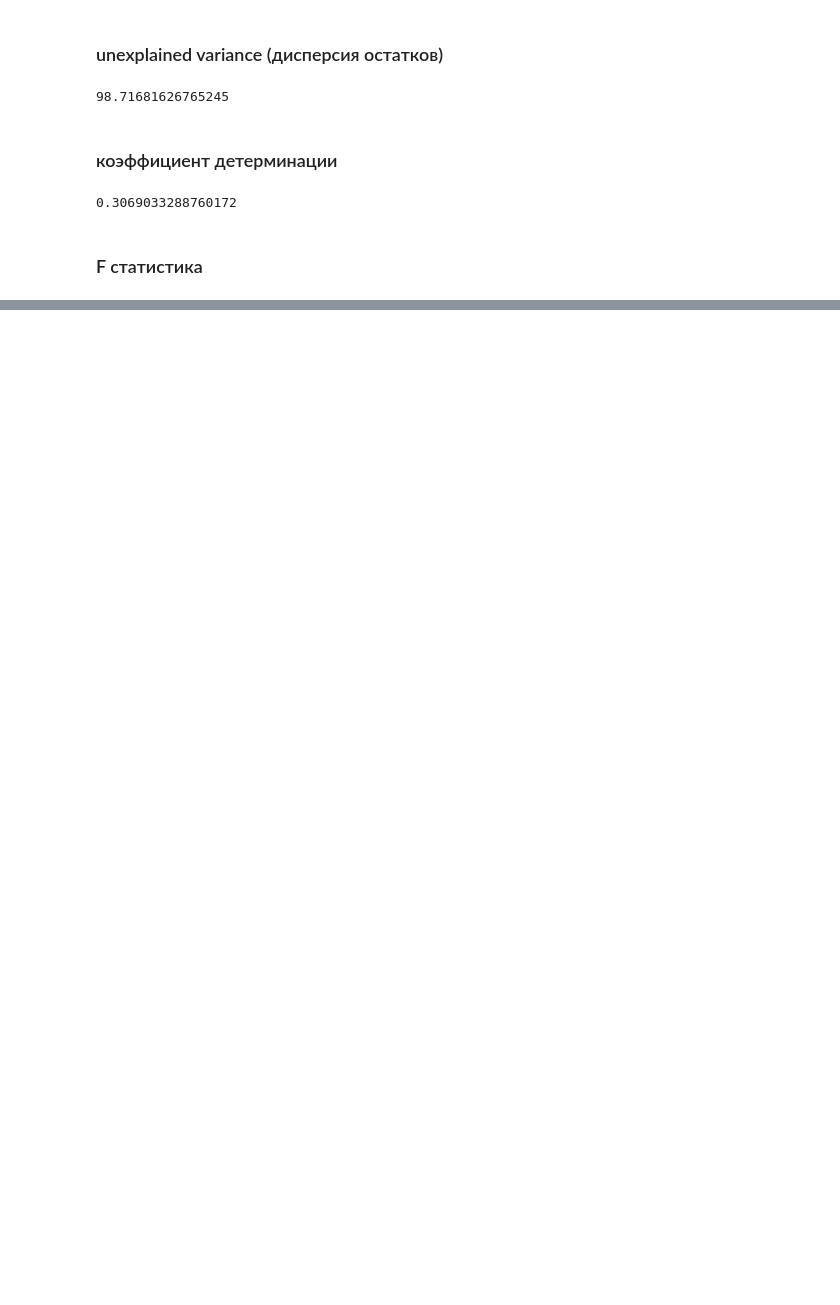
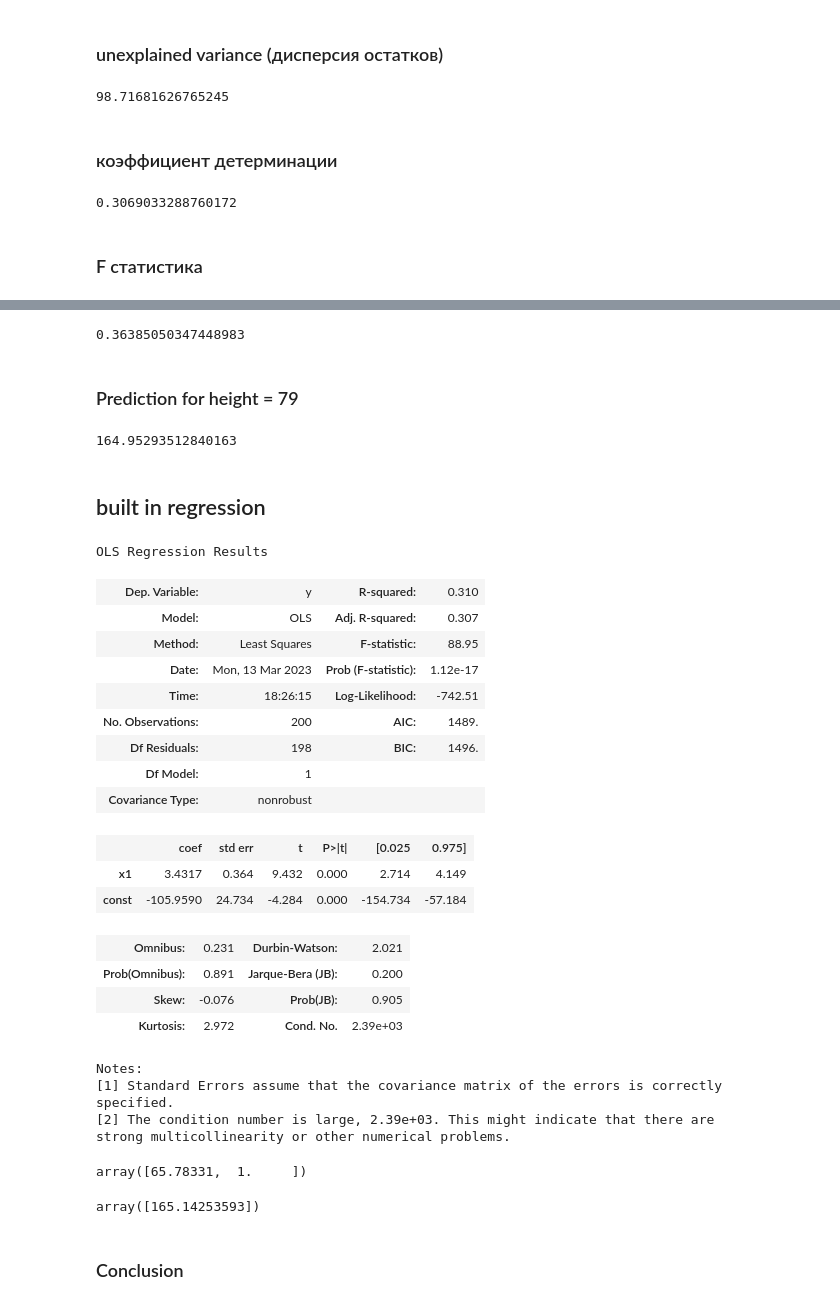
Before and after one commit to KVitaliiy/mathematical_statistic, a Jupyter notebook: lab4-linear_regression/lab4.ipynb, the cells around one changed output, grey strips where cells are left out. Drawn from its saved outputs; the diff is of its cells as text; code cells hidden in the pictures; blank space fills up the shorter version.

```diff
--- a/lab4-linear_regression/lab4.ipynb
+++ b/lab4-linear_regression/lab4.ipynb
@@ -216,0 +249,14 @@ data["w'"].var()/data['w'].var()
+# %%
+st_error_b = st_error/sqrt(data['h'].var()*n)
+st_error_b
+# %% [output]
+0.36385050347448983
+# %% [markdown]
+### Prediction for height = 79
+# %%
+predict_w = predict_regression(79)
+predict_w
+# %% [output]
+164.95293512840163
+# %% [markdown]
+## built in regression
@@ -216,0 +265,38 @@ data["w'"].var()/data['w'].var()
+# %%
+w = data['w'].values
+h = data['h'].values
+h = sm.add_constant(h, prepend=False)
+model = sm.OLS(w, h).fit()
+model.summary()
+# %% [output]
+OLS Regression Results
+| Dep. Variable: | y | R-squared: | 0.310 |
+| Model: | OLS | Adj. R-squared: | 0.307 |
+| Method: | Least Squares | F-statistic: | 88.95 |
+| Date: | Mon, 13 Mar 2023 | Prob (F-statistic): | 1.12e-17 |
+| Time: | 18:26:15 | Log-Likelihood: | -742.51 |
+| No. Observations: | 200 | AIC: | 1489. |
+| Df Residuals: | 198 | BIC: | 1496. |
+| Df Model: | 1 |  |  |
+| Covariance Type: | nonrobust |  |  |
+|  | coef | std err | t | P>|t| | [0.025 | 0.975] |
+| x1 | 3.4317 | 0.364 | 9.432 | 0.000 | 2.714 | 4.149 |
+| const | -105.9590 | 24.734 | -4.284 | 0.000 | -154.734 | -57.184 |
+| Omnibus: | 0.231 | Durbin-Watson: | 2.021 |
+| Prob(Omnibus): | 0.891 | Jarque-Bera (JB): | 0.200 |
+| Skew: | -0.076 | Prob(JB): | 0.905 |
+| Kurtosis: | 2.972 | Cond. No. | 2.39e+03 |
+Notes:
+[1] Standard Errors assume that the covariance matrix of the errors is correctly specified.
+[2] The condition number is large, 2.39e+03. This might indicate that there are
+strong multicollinearity or other numerical problems.
+# %%
+h[0]
+# %% [output]
+array([65.78331,  1.     ])
+# %%
+model.predict([79, 1])
+# %% [output]
+array([165.14253593])
+# %% [markdown]
+### Conclusion
```
Also changed, not shown: parts of 15 cells of this notebook.
